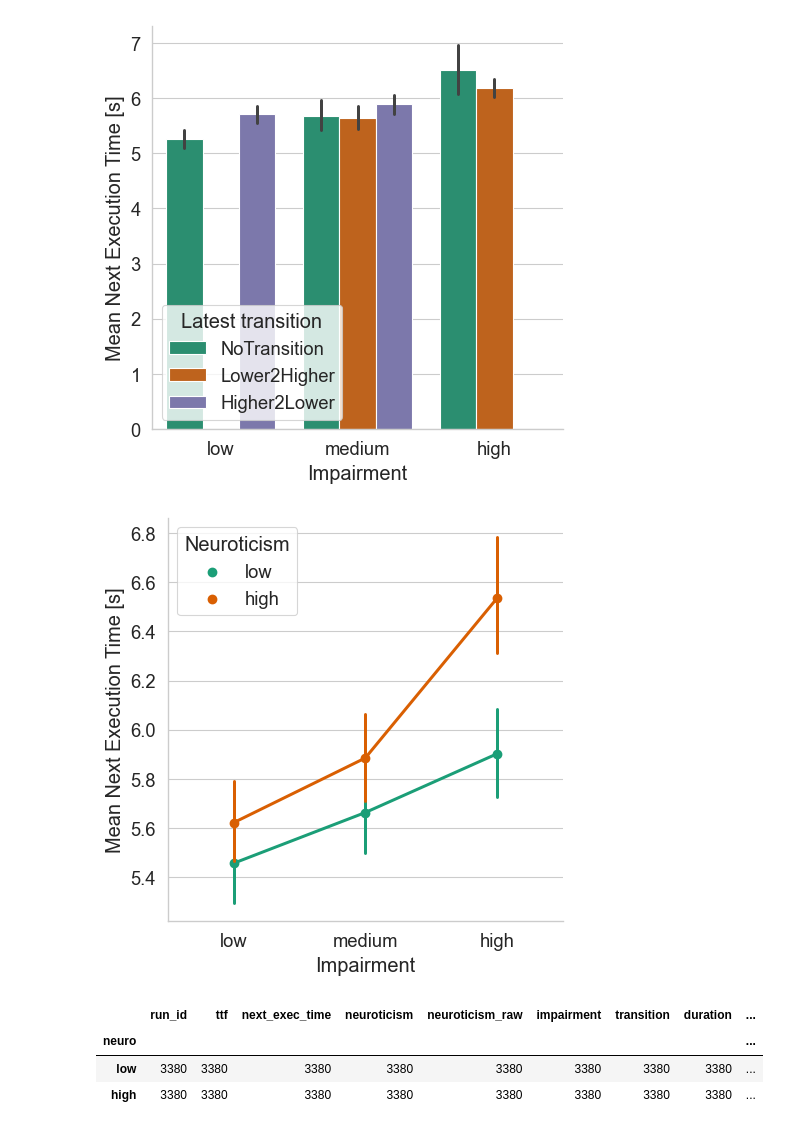
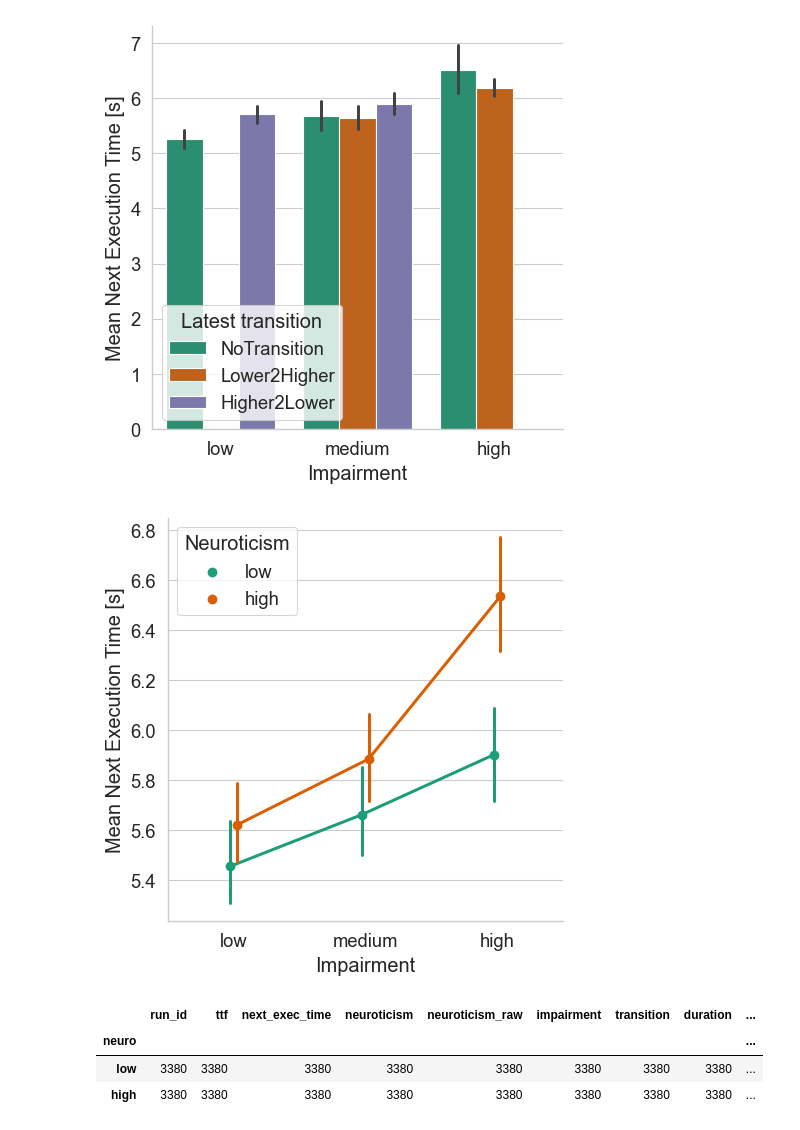
Before and after one commit to molguin92/PhDThesis, a Jupyter notebook: model_data/plots.ipynb, the cells around one changed output. Saved outputs shown, nothing was run; the diff lists cells and outputs as text; code cells hidden in the pictures.

Commit message:
regen plot

```diff
--- a/model_data/plots.ipynb
+++ b/model_data/plots.ipynb
@@ -90,19 +90,20 @@ fg.savefig("./impairment_transition_vs_exectime.png")
 # %%
 fg = sns.catplot(
     data=data,
     kind="point",
     x="imp",
     hue="neuro",
     y="next_exec_time",
     legend_out=False,
+    dodge=True,
 )
 fg.set_axis_labels("Impairment", "Mean Next Execution Time [s]")
 fg.legend.set_title("Neuroticism")
 plt.show()
 
 fg.savefig("imp_neur_vs_exectime.png")
 # %% [output]
-[figure, old version]
+[figure, new version]
 # %%
 data.groupby("neuro").count()
 # %% [output]
```
Also changed, not shown: parts of 1 cell of this notebook, 3 other files.
